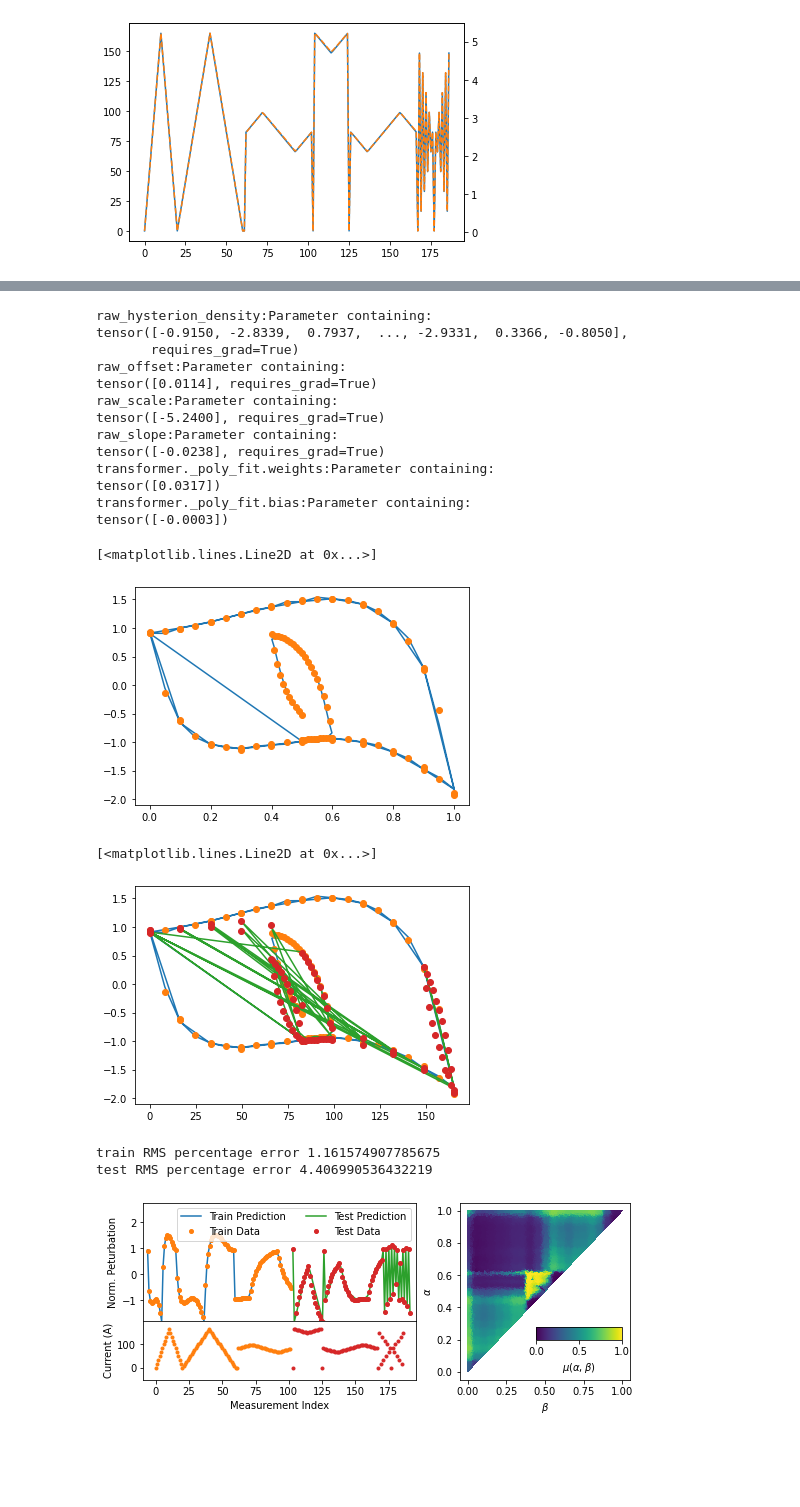
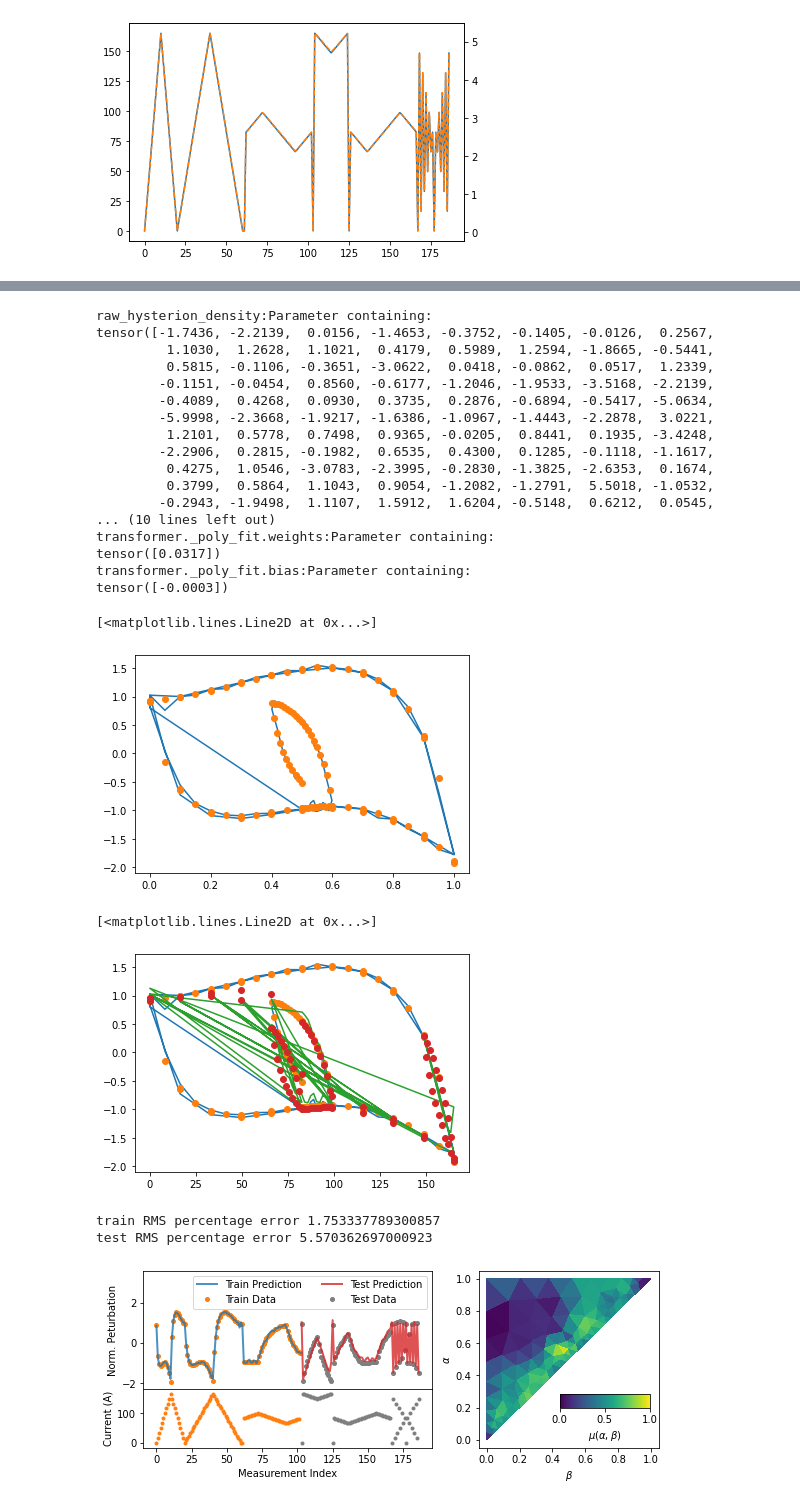
Before and after one commit to roussel-ryan/diff_hysteresis, a Jupyter notebook: fitting/slac/slac_run_all.ipynb, the cells around one changed output, grey strips where cells are left out. Drawn from its saved outputs; the diff is of its cells as text; code cells hidden in the pictures; blank space fills up the shorter version.

Commit message:
More figure work

```diff
--- a/fitting/slac/slac_run_all.ipynb
+++ b/fitting/slac/slac_run_all.ipynb
@@ -55,7 +56,7 @@ ax.plot(h, m,'o',ms=1)
 H = BaseHysteresis(
     h_train,
     m_train,
-    mesh_scale = 0.1,
+    mesh_scale = 1.0,
     fixed_domain=torch.tensor((torch.min(h), torch.max(h)))
 )
 print(len(H.mesh_points))
@@ -94,14 +95,18 @@ for name, val in H.named_parameters():
     print(f'{name}:{val}')
 # %% [output]
 raw_hysterion_density:Parameter containing:
-tensor([-0.9150, -2.8339,  0.7937,  ..., -2.9331,  0.3366, -0.8050],
-       requires_grad=True)
-raw_offset:Parameter containing:
-tensor([0.0114], requires_grad=True)
-raw_scale:Parameter containing:
-tensor([-5.2400], requires_grad=True)
-raw_slope:Parameter containing:
-tensor([-0.0238], requires_grad=True)
+tensor([-1.7436, -2.2139,  0.0156, -1.4653, -0.3752, -0.1405, -0.0126,  0.2567,
+         1.1030,  1.2628,  1.1021,  0.4179,  0.5989,  1.2594, -1.8665, -0.5441,
+         0.5815, -0.1106, -0.3651, -3.0622,  0.0418, -0.0862,  0.0517,  1.2339,
+        -0.1151, -0.0454,  0.8560, -0.6177, -1.2046, -1.9533, -3.5168, -2.2139,
+        -0.4089,  0.4268,  0.0930,  0.3735,  0.2876, -0.6894, -0.5417, -5.0634,
+        -5.9998, -2.3668, -1.9217, -1.6386, -1.0967, -1.4443, -2.2878,  3.0221,
+         1.2101,  0.5778,  0.7498,  0.9365, -0.0205,  0.8441,  0.1935, -3.4248,
+        -2.2906,  0.2815, -0.1982,  0.6535,  0.4300,  0.1285, -0.1118, -1.1617,
+         0.4275,  1.0546, -3.0783, -2.3995, -0.2830, -1.3825, -2.6353,  0.1674,
+         0.3799,  0.5864,  1.1043,  0.9054, -1.2082, -1.2791,  5.5018, -1.0532,
+        -0.2943, -1.9498,  1.1107,  1.5912,  1.6204, -0.5148,  0.6212,  0.0545,
+... (10 lines left out)
 transformer._poly_fit.weights:Parameter containing:
 tensor([0.0317])
 transformer._poly_fit.bias:Parameter containing:
@@ -116,7 +121,7 @@ ax.plot(th, m_pred.detach())
 ax.plot(th, tm,'o')
 # %% [output]
 [<matplotlib.lines.Line2D at 0x...>]
-[figure, old version]
+[figure, new version]
 # %%
 # plot prediction
 fig2, ax2 = plt.subplots()
@@ -134,10 +139,10 @@ ax2.plot(h[n_train:], m_regression[n_train:].detach())
 ax2.plot(h[n_train:], tm[n_train:],'o')
 # %% [output]
 [<matplotlib.lines.Line2D at 0x...>]
-[figure, old version]
+[figure, new version]
 # %%
 gridspec_kw = dict(height_ratios=[2,1], hspace=0.0,width_ratios=[2,1.25],right=0.97,
-                   top=0.97,bottom=0.15,)
+                   top=0.97,bottom=0.15,left=0.075)
 fig2 = plt.figure()
 spec = fig2.add_gridspec(2,2, **gridspec_kw)
 
@@ -147,55 +152,61 @@ ax4 = fig2.add_subplot(spec[:,1])
 
 fig2.set_size_inches(8,3)
 ms=4
+lw=2
+alpha=0.8
+
 idx = torch.arange(len(tm))
-ax2.plot(idx[:n_train], m_regression[:n_train].detach(), label='Train Prediction')
+ax2.plot(idx[:n_train], m_regression[:n_train].detach(), label='Train Prediction',
+         zorder=10, lw=lw,alpha=alpha)
 ax2.plot(idx[:n_train], tm[:n_train],'o',ms=ms, label='Train Data')
 
 # plot future points
-ax2.plot(idx[n_train:], m_regression[n_train:].detach(), label='Test Prediction')
-ax2.plot(idx[n_train:], tm[n_train:],'o',ms=ms, label='Test Data')
+ax2.plot(idx[n_train:], m_regression[n_train:].detach(), label='Test Prediction',
+         zorder=10, c='C3',lw=lw,alpha=alpha)
+ax2.plot(idx[n_train:], tm[n_train:],'o',ms=ms, label='Test Data',c='C7')
 ax2.set_ylabel('Norm. Peturbation')
-ax2.set_ylim(-1.8, 2.75)
-ax2.set_xlim(-3, 190)
+w =  max(tm) - min(tm)
+ax2.set_ylim(min(tm) - 0.1*w, max(tm) + 0.6*w)
 ax2.legend(ncol=2)#loc=2)
 frac_error = 100.0*(tm - m_regression) / (torch.max(tm)-torch.min(tm))
 print(f'train RMS percentage error {torch.std(frac_error[:n_train])}')
 print(f'test RMS percentage error {torch.std(frac_error[n_train-1:])}')
 
-ax3.plot(idx[n_train:], h[n_train:],'.C3')
+ax3.plot(idx[n_train:], h[n_train:],'.C7')
 ax3.plot(idx[:n_train-1], h[:n_train-1],'.C1')
 ax3.set_ylabel('Current (A)')
-ax3.set_ylim(-50, 199)
+w = max(h) - min(h)
+ax3.set_ylim(min(h) - 0.1*w, max(h) + 0.1*w)
 ax3.set_xlabel('Measurement Index')
 
 _, _, c = plot_hysterion_density(H,ax=ax4)
 c.set_clim(0,1)
 # embed colorbar inside plot
 box = ax4.get_position()
 width = box.width
 height = box.width
 rect = [0.45,0.225,0.5,0.2]
 inax_position  = ax4.transAxes.transform(rect[0:2])
 transFigure = fig2.transFigure.inverted()
 infig_position = transFigure.transform(inax_position)
 x = infig_position[0]
 y = infig_position[1]
 width *= rect[2]
 height *= rect[3]
 new_rect= [x,y,width,height]
 cax = fig2.add_axes(new_rect)
 
 cax = fig2.colorbar(c, cax=cax, orientation='horizontal')
 ax4.set_ylabel(r'$\alpha$')
 ax4.set_xlabel(r'$\beta$')
 cax.set_label(r'$\mu(\alpha,\beta)$')
 cax.set_ticks((0,0.5,1))
 #fig2.tight_layout()
-fig2.savefig('slac_training_full.png', dpi=300)
+fig2.savefig(f'slac_training{n_train}.png', dpi=300)
 # %% [output]
-train RMS percentage error 1.161574907785675
-test RMS percentage error 4.406990536432219
+train RMS percentage error 1.753337789300857
+test RMS percentage error 5.570362697000923
-[figure, old version]
+[figure, new version]
 # %%
 # compare linear fitting error to hysteresis model error
 m_regression_real = H(h, return_real=True)
```
Also changed, not shown: parts of 5 cells of this notebook, 33 other files.
